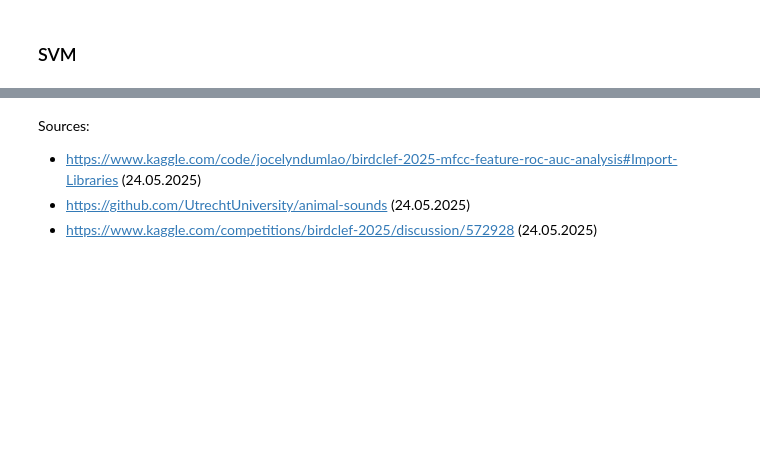
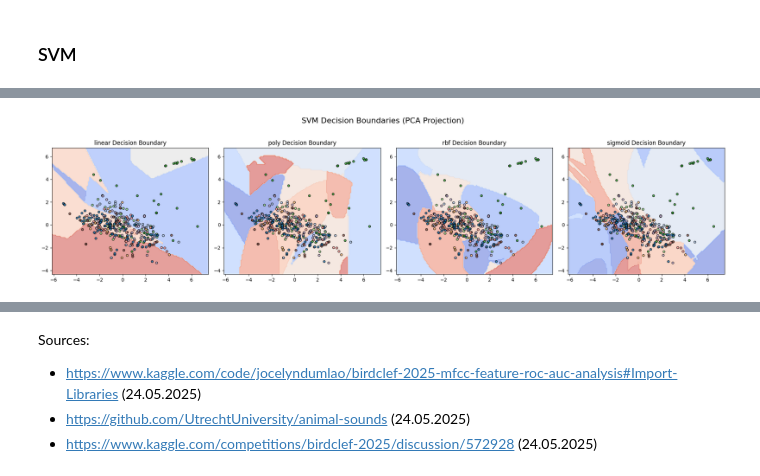
Before and after one commit to massmola/ml-assignments, a Jupyter notebook: Project/mlp-project.ipynb, the cells around one changed output, grey strips where cells are left out. Cells and saved outputs as stored; diff of their text form; code cells hidden in the pictures; blank space fills up the shorter version.

```diff
--- a/Project/mlp-project.ipynb
+++ b/Project/mlp-project.ipynb
@@ -469 +478,4 @@ print(len(labels))
+# %%
+X = np.load('features.npy')
+y = np.load('labels_encoded.npy')
 # %%
@@ -541,3 +513,18 @@ Name: count, Length: 160, dtype: int64
+# %%
+def remove_classes_under(X, y, min_instances=20):
+    class_counts = Counter(y)
+
+    # Get valid classes
+    valid_classes = {cls for cls, count in class_counts.items() if count >= min_instances}
+
+    # Create mask for valid samples
+    mask = np.array([label in valid_classes for label in y])
+
+    # Filter X and y
+    X_filtered = X[mask]
+    y_filtered = y[mask]
+
+    return X_filtered, y_filtered
 # %% [markdown]
 ## Training Models
 - SVM
@@ -640,0 +548,69 @@ train_SVM_model(raw_mfcc)
+# %%
+def train_SVM_model(X, y, kernel_list=['linear', 'poly', 'rbf', 'sigmoid']):
+    # Sample and clean
+    X_sampled, y_sampled = sample(X, y, 0.1)
+    X_sampled, y_sampled = remove_classes_under(X_sampled, y_sampled, min_instances=20)
+
+    # Split
+    X_train, y_train, X_test, y_test, X_val, y_val = split(X_sampled, y_sampled)
+
+    # Resample
+    smote = SMOTE(random_state=42, k_neighbors=2)
+    X_train, y_train = smote.fit_resample(X_train, y_train)
+
+    # PCA
+    pca = PCA(n_components=2)
+    X_train_pca = pca.fit_transform(X_train)
+
+    fig_pca, axes_pca = plt.subplots(1, len(kernel_list), figsize=(5 * len(kernel_list), 5))
+    fig_cm, axes_cm = plt.subplots(1, len(kernel_list), figsize=(5 * len(kernel_list), 5))
+
+    for idx, kernel in enumerate(kernel_list):
+        clf = SVC(kernel=kernel, degree=2, class_weight='balanced')
+
+        # Train
+        start_train = time.time()
+        clf.fit(X_train, y_train)
+        print(f"{kernel} train time: {time.time() - start_train:.2f}s")
+
+        # Predict
+        start_test = time.time()
+        y_pred = clf.predict(X_test)
+        print(f"{kernel} test time: {time.time() - start_test:.2f}s")
+
+        acc = accuracy_score(y_test, y_pred)
+        print(f"{kernel} Accuracy: {acc:.4f}\n")
+
+        # Decision boundary
+        X0, X1 = X_train_pca[:, 0], X_train_pca[:, 1]
+        xx, yy = make_meshgrid(X0, X1)
+        grid_points = np.c_[xx.ravel(), yy.ravel()]
+        grid_original = pca.inverse_transform(grid_points)
+        Z = clf.predict(grid_original).reshape(xx.shape)
+
+        ax_pca = axes_pca[idx]
+        ax_pca.contourf(xx, yy, Z, cmap=plt.cm.coolwarm, alpha=0.5)
+        cmap = ListedColormap(plt.cm.tab20.colors[:len(np.unique(y_train))])
+        ax_pca.scatter(X0, X1, c=y_train, cmap=cmap, s=20, edgecolors='k', alpha=0.8)
+        ax_pca.set_title(f"{kernel} Decision Boundary")
+
+        # Confusion matrix
+        cm = confusion_matrix(y_test, y_pred)
+        ax_cm = axes_cm[idx]
+        sns.heatmap(cm, annot=True, fmt='d', cmap='Blues', ax=ax_cm, cbar=False)
+        ax_cm.set_title(f"{kernel} Confusion Matrix")
+        ax_cm.set_xlabel("Predicted")
+        ax_cm.set_ylabel("True")
+
+    fig_pca.suptitle("SVM Decision Boundaries (PCA Projection)", fontsize=16)
+    fig_pca.tight_layout(rect=[0, 0, 1, 0.95])
+    plt.show()
+
+    fig_cm.suptitle("SVM Confusion Matrices", fontsize=16)
+    fig_cm.tight_layout(rect=[0, 0, 1, 0.95])
+    plt.show()
+
+
+
+train_SVM_model(all_features_scaled, labels_encoded)
+# %% [output]
@@ -640,0 +632 @@ train_SVM_model(raw_mfcc)
+[figure, added]
```
Also changed, not shown: parts of 21 cells of this notebook, 6 other files.
